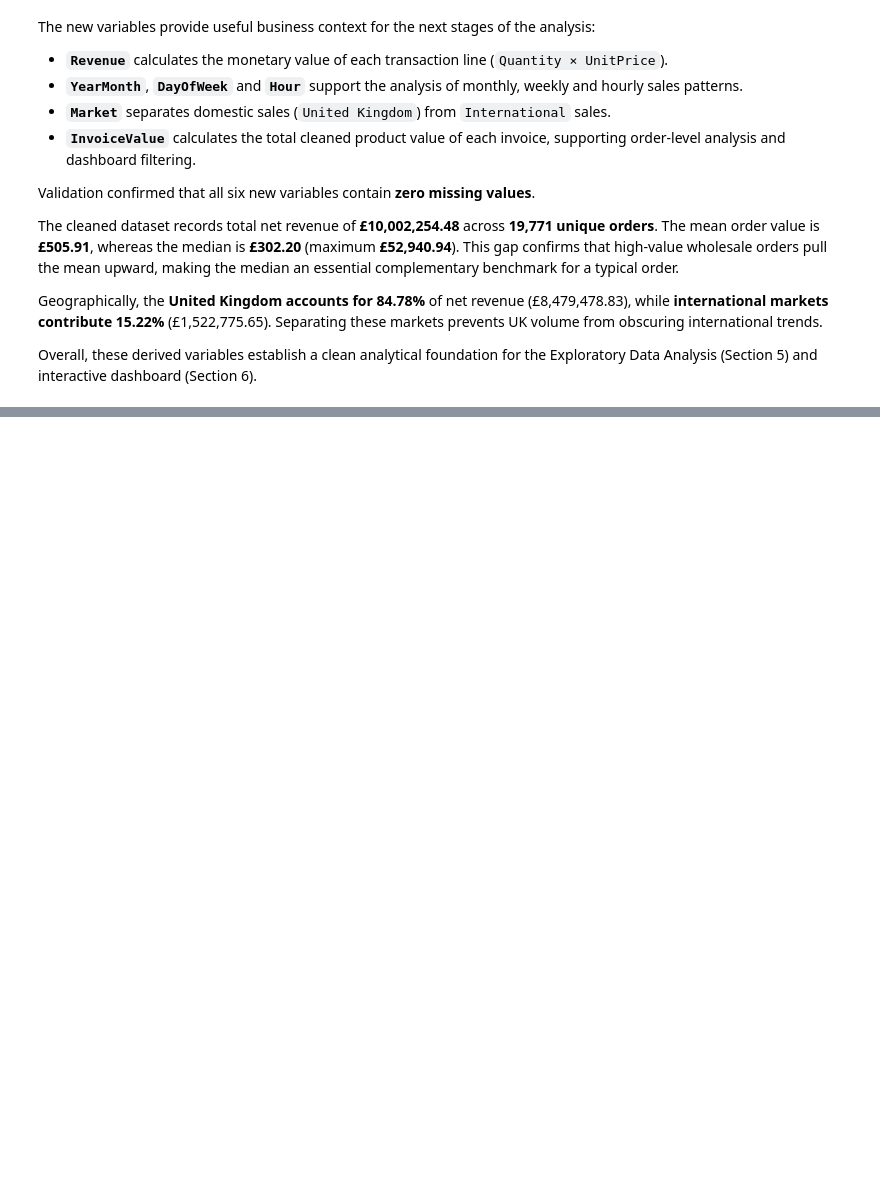
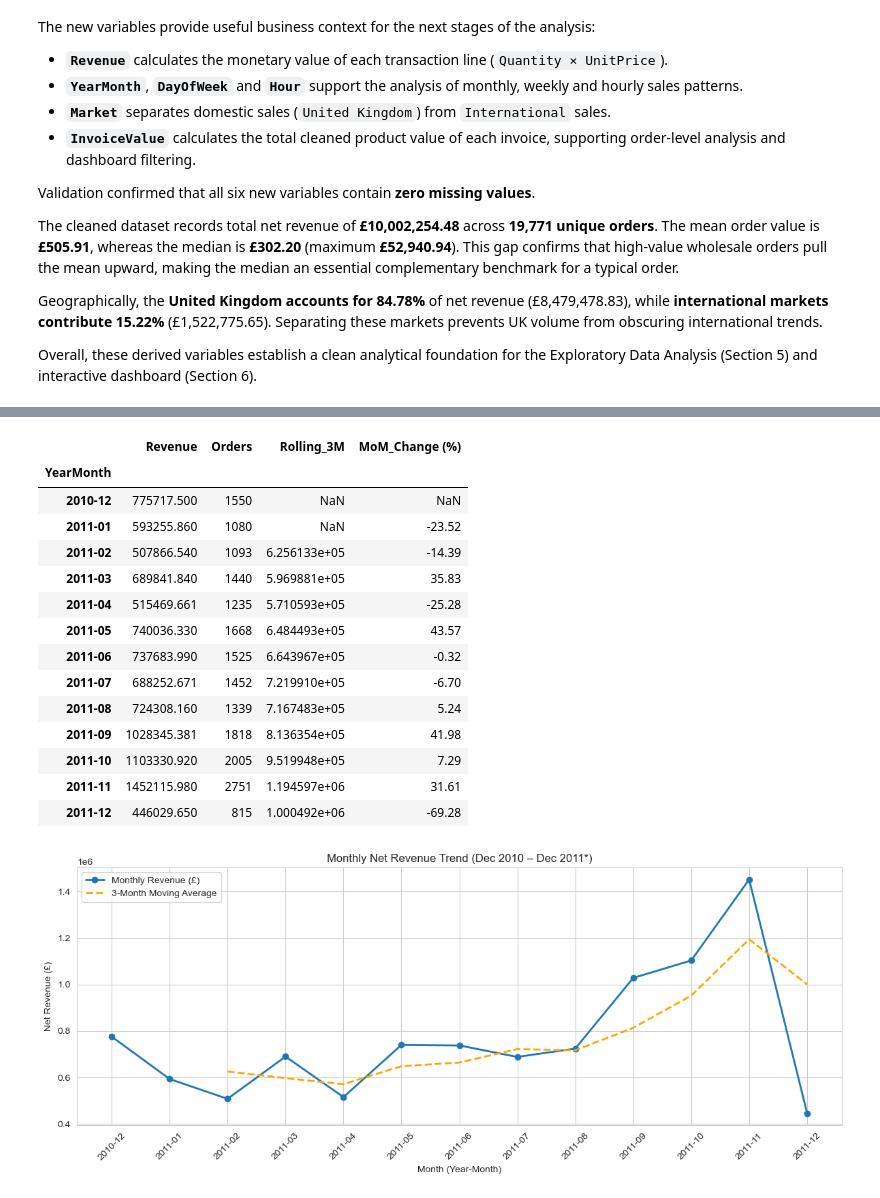
Before and after one commit to CCT-Dublin/CA2_Data_Visualisation_and_Communication_Caio_Jacob_2023168, a Jupyter notebook: CA2_Online_Retail_Analysis.ipynb, the cells around one changed output, grey strips where cells are left out. Cells and saved outputs as stored; diff of their text form; code cells hidden in the pictures; blank space fills up the shorter version.

Commit message:
feat(eda): add temporal and operational sales visualisations

```diff
--- a/CA2_Online_Retail_Analysis.ipynb
+++ b/CA2_Online_Retail_Analysis.ipynb
@@ -668,0 +676,44 @@ Overall, these derived variables establish a clean analytical foundation for the
+# %%
+# Aggregate monthly net revenue and unique order counts
+monthly_revenue = df_clean.groupby("YearMonth")["Revenue"].sum()
+monthly_orders = df_clean.groupby("YearMonth")["InvoiceNo"].nunique()
+
+monthly_sales = pd.DataFrame({
+    "Revenue": monthly_revenue,
+    "Orders": monthly_orders
+})
+
+# Calculate 3-month moving average and month-on-month percentage change
+monthly_sales["Rolling_3M"] = monthly_sales["Revenue"].rolling(window=3).mean()
+monthly_sales["MoM_Change (%)"] = (monthly_sales["Revenue"].pct_change() * 100).round(2)
+
+display(monthly_sales)
+
+# Plot monthly revenue trend alongside the 3-month moving average
+plt.figure(figsize=(12, 5))
+plt.plot(monthly_sales.index, monthly_sales["Revenue"], marker="o", linewidth=2, label="Monthly Revenue (£)")
+plt.plot(monthly_sales.index, monthly_sales["Rolling_3M"], linestyle="--", linewidth=2, color="orange", label="3-Month Moving Average")
+plt.title("Monthly Net Revenue Trend (Dec 2010 – Dec 2011*)")
+plt.xlabel("Month (Year-Month)")
+plt.ylabel("Net Revenue (£)")
+plt.xticks(rotation=45)
+plt.legend()
+plt.tight_layout()
+plt.show()
+# %% [output]
+|  | Revenue | Orders | Rolling_3M | MoM_Change (%) |
+| YearMonth |  |  |  |  |
+| 2010-12 | 775717.500 | 1550 | NaN | NaN |
+| 2011-01 | 593255.860 | 1080 | NaN | -23.52 |
+| 2011-02 | 507866.540 | 1093 | 6.256133e+05 | -14.39 |
+| 2011-03 | 689841.840 | 1440 | 5.969881e+05 | 35.83 |
+| 2011-04 | 515469.661 | 1235 | 5.710593e+05 | -25.28 |
+| 2011-05 | 740036.330 | 1668 | 6.484493e+05 | 43.57 |
+| 2011-06 | 737683.990 | 1525 | 6.643967e+05 | -0.32 |
+| 2011-07 | 688252.671 | 1452 | 7.219910e+05 | -6.70 |
+| 2011-08 | 724308.160 | 1339 | 7.167483e+05 | 5.24 |
+| 2011-09 | 1028345.381 | 1818 | 8.136354e+05 | 41.98 |
+| 2011-10 | 1103330.920 | 2005 | 9.519948e+05 | 7.29 |
+| 2011-11 | 1452115.980 | 2751 | 1.194597e+06 | 31.61 |
+| 2011-12 | 446029.650 | 815 | 1.000492e+06 | -69.28 |
+[figure, added]
```
Also changed, not shown: parts of 7 cells of this notebook.
